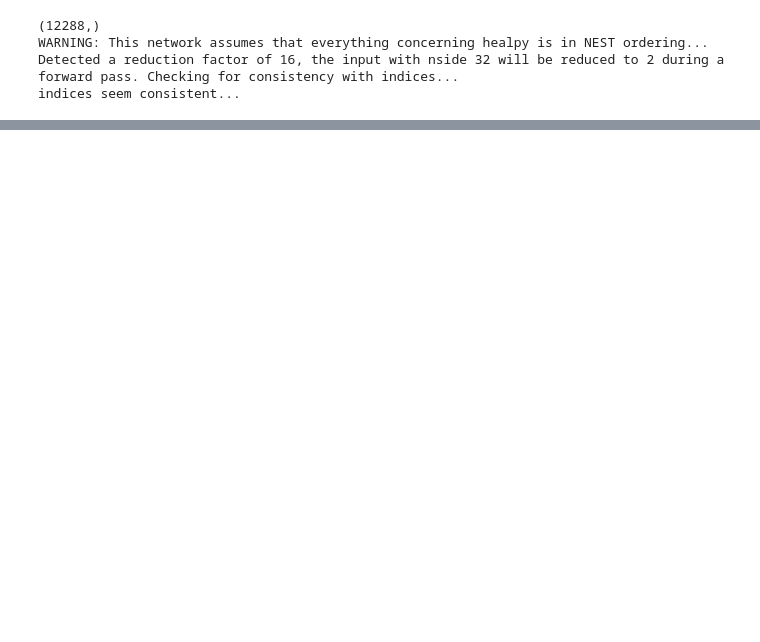
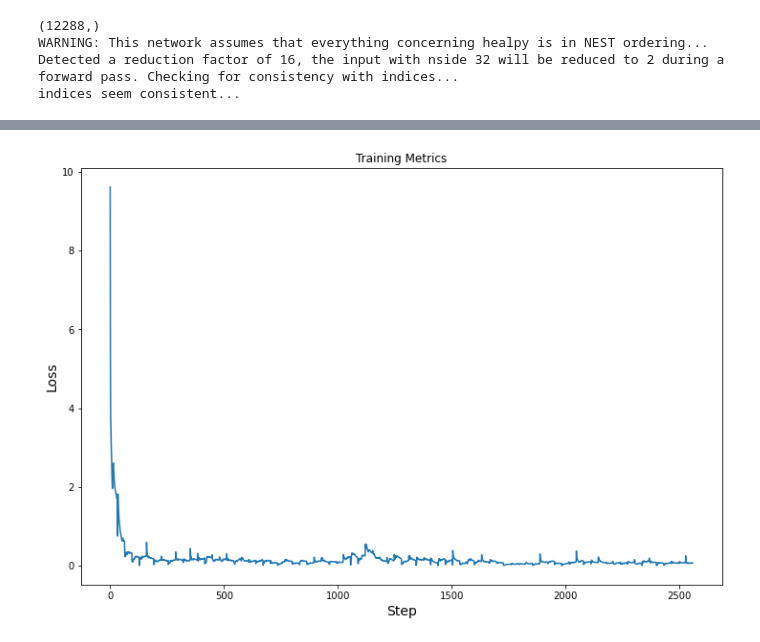
Before and after one commit to BeSuter/bsuter_masterproject, a Jupyter notebook: RandomSphereRegression.ipynb, the cells around one changed output, grey strips where cells are left out. Cells and saved outputs as stored; diff of their text form; code cells hidden in the pictures; blank space fills up the shorter version.

Commit message:
added custom training

```diff
--- a/RandomSphereRegression.ipynb
+++ b/RandomSphereRegression.ipynb
@@ -62,5 +61,5 @@ train_data = np.asarray(train_data)
 train_labels = np.asarray(train_labels)
 
 
-model.fit(train_data, train_labels, epochs=3, validation_split=0.2)
+model.fit(train_data, train_labels, epochs=4, validation_split=0.2)
 # %% [output]
@@ -89,0 +143,23 @@ Model predicted 0.568584, true label is 0.5626299243717059
+# %%
+# Use the tf.GradientTape contex to calculate the gradients used
+# to optimize the model.
+def grad(model, inputs, targets):
+    with tf.GradientTape() as tape:
+        loss_value = loss(model, inputs, targets, training=True)
+    return loss_value, tape.gradient(loss_value, model.trainable_variables)
+
+# Setup the optimizer
+optimizer = tf.keras.optimizers.Adam(learning_rate=0.005)
+
+# Use this to calculate one single optimization step:
+
+loss_value, grads = grad(model, data, labels)
+
+'''print("Step: {}, Initial Loss: {}".format(optimizer.iterations.numpy(),
+                                          loss_value.numpy()))
+
+optimizer.apply_gradients(zip(grads, model.trainable_variables))
+
+print("Step: {},         Loss: {}".format(optimizer.iterations.numpy(),
+                                          loss(model, data, labels,
+                                               training=True).numpy()))'''
@@ -89,0 +248,11 @@ Model predicted 0.568584, true label is 0.5626299243717059
+# %%
+%matplotlib inline
+plt.figure(figsize=(12, 8))
+plt.title('Training Metrics')
+
+plt.ylabel("Loss", fontsize=14)
+plt.plot(train_loss_results)
+plt.xlabel("Step", fontsize=14)
+plt.show()
+# %% [output]
+[figure, added]
```
Also changed, not shown: parts of 9 cells of this notebook.
